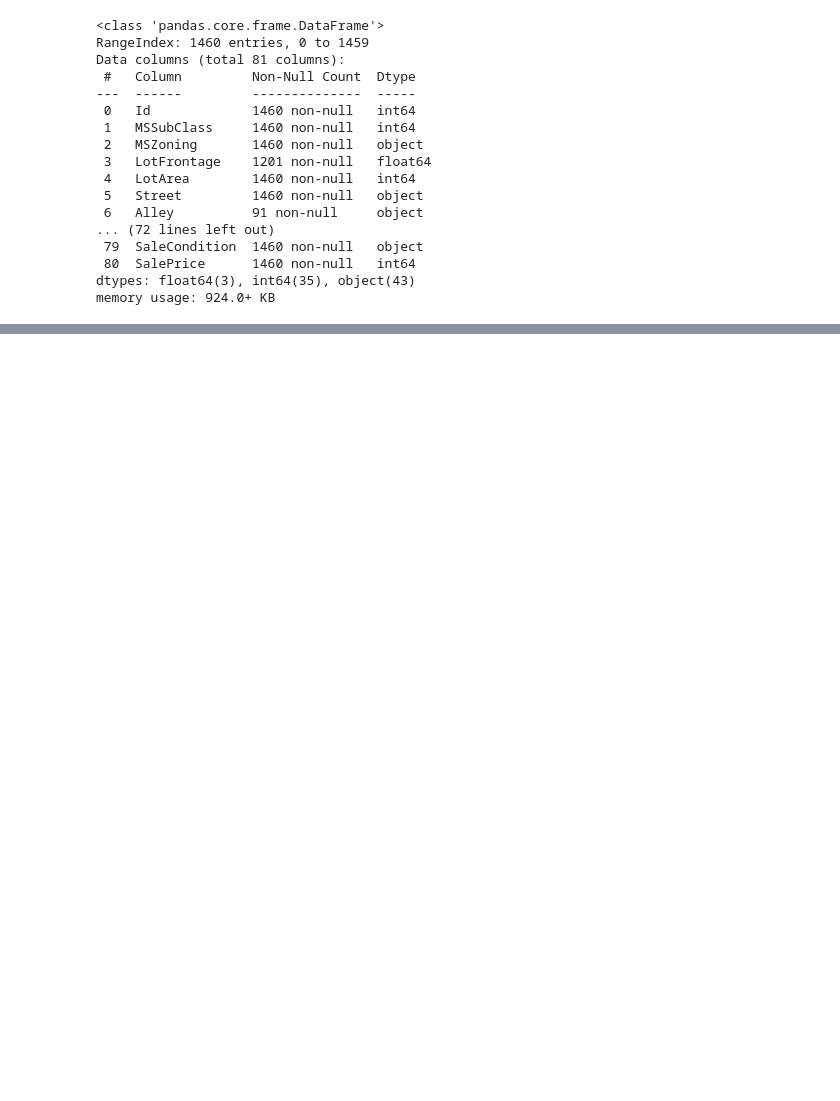
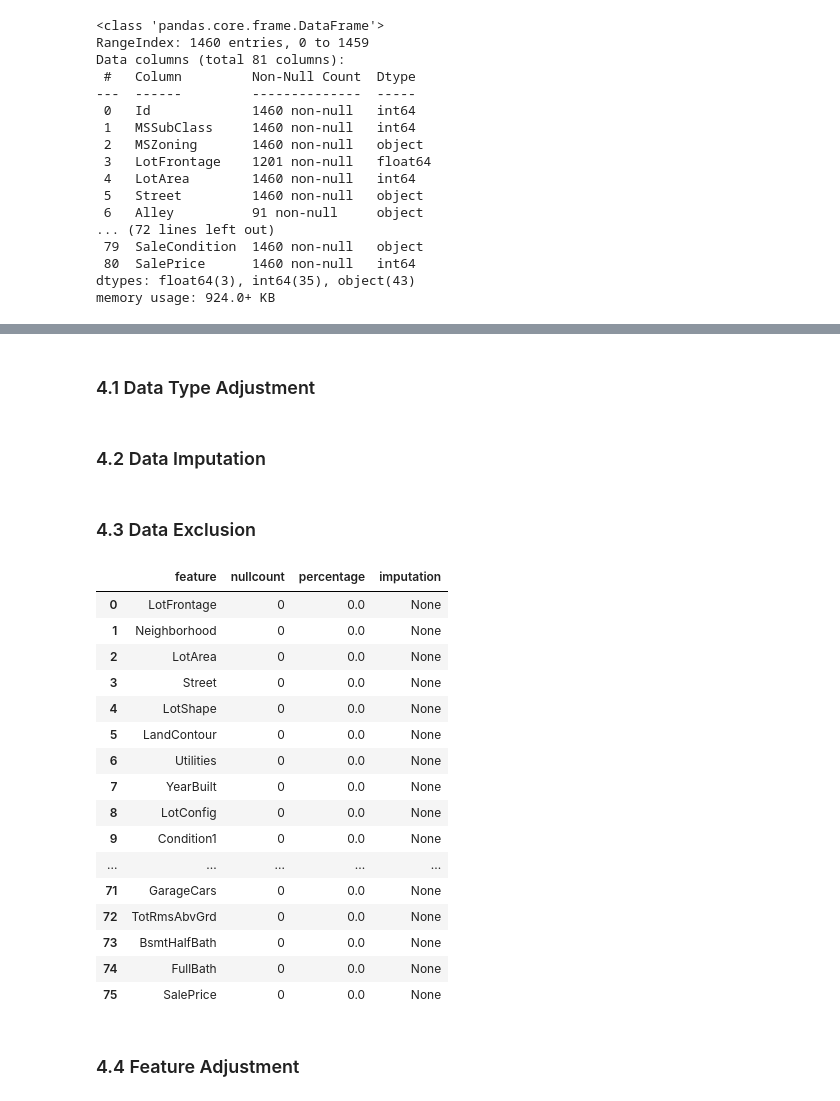
Before and after one commit to isaidhs/Data-Analytics-Notebook, a Jupyter notebook: house-price-regression.ipynb, the cells around one changed output, grey strips where cells are left out. Drawn from its saved outputs; the diff is of its cells as text; code cells hidden in the pictures; blank space fills up the shorter version.

```diff
--- a/house-price-regression.ipynb
+++ b/house-price-regression.ipynb
@@ -170,0 +110,2 @@ dt = train[["LotFrontage","SalePrice"]]
+# %% [markdown]
+### 4.1 Data Type Adjustment
@@ -170,0 +114,52 @@ dt = train[["LotFrontage","SalePrice"]]
+# %% [markdown]
+### 4.2 Data Imputation
+# %%
+df["LotFrontage"][df["LotFrontage"].isnull() == True] = 0
+df["GarageYrBlt"][df["GarageYrBlt"].isnull() == True] = df["YearBuilt"]
+df["GarageCond"][df["GarageCond"].isnull() == True] = "NA"
+df["GarageType"][df["GarageType"].isnull() == True] = "NA"
+df["GarageFinish"][df["GarageFinish"].isnull() == True] = "NA"
+df["GarageQual"][df["GarageQual"].isnull() == True] = "NA"
+df["BsmtFinType2"][df["BsmtFinType2"].isnull() == True] = "NA"
+df["BsmtExposure"][df["BsmtExposure"].isnull() == True] = "NA"
+df["BsmtQual"][df["BsmtQual"].isnull() == True] = "NA"
+df["BsmtCond"][df["BsmtCond"].isnull() == True] = "NA"
+df["BsmtFinType1"][df["BsmtFinType1"].isnull() == True] = "NA"
+df["MasVnrArea"][df["MasVnrArea"].isnull() == True] = 0
+df["MasVnrType"][df["MasVnrType"].isnull() == True] = "None"
+df["Electrical"][df["Electrical"].isnull() == True] = "SBrkr"
+# %% [markdown]
+### 4.3 Data Exclusion
+# %%
+df = df[dfnull[dfnull.imputation != "Exclude"].feature]
+dfnull = pd.DataFrame(df.isnull().sum()).reset_index()
+dfnull.columns = ["feature","nullcount"]
+dfnull["percentage"] = dfnull.nullcount * 100 / len(df)
+dfnull["imputation"] = np.where(
+    dfnull["percentage"] > 30, "Exclude",
+    np.where(
+        dfnull["percentage"] == 0, "None", "Impute"
+    )
+)
+dfnull = dfnull.sort_values("percentage",ascending = False).reset_index(drop=True)
+dfnull
+# %% [output]
+|  | feature | nullcount | percentage | imputation |
+| 0 | LotFrontage | 0 | 0.0 | None |
+| 1 | Neighborhood | 0 | 0.0 | None |
+| 2 | LotArea | 0 | 0.0 | None |
+| 3 | Street | 0 | 0.0 | None |
+| 4 | LotShape | 0 | 0.0 | None |
+| 5 | LandContour | 0 | 0.0 | None |
+| 6 | Utilities | 0 | 0.0 | None |
+| 7 | YearBuilt | 0 | 0.0 | None |
+| 8 | LotConfig | 0 | 0.0 | None |
+| 9 | Condition1 | 0 | 0.0 | None |
+| ... | ... | ... | ... | ... |
+| 71 | GarageCars | 0 | 0.0 | None |
+| 72 | TotRmsAbvGrd | 0 | 0.0 | None |
+| 73 | BsmtHalfBath | 0 | 0.0 | None |
+| 74 | FullBath | 0 | 0.0 | None |
+| 75 | SalePrice | 0 | 0.0 | None |
+# %% [markdown]
+### 4.4 Feature Adjustment
```
Also changed, not shown: parts of 39 cells of this notebook.
